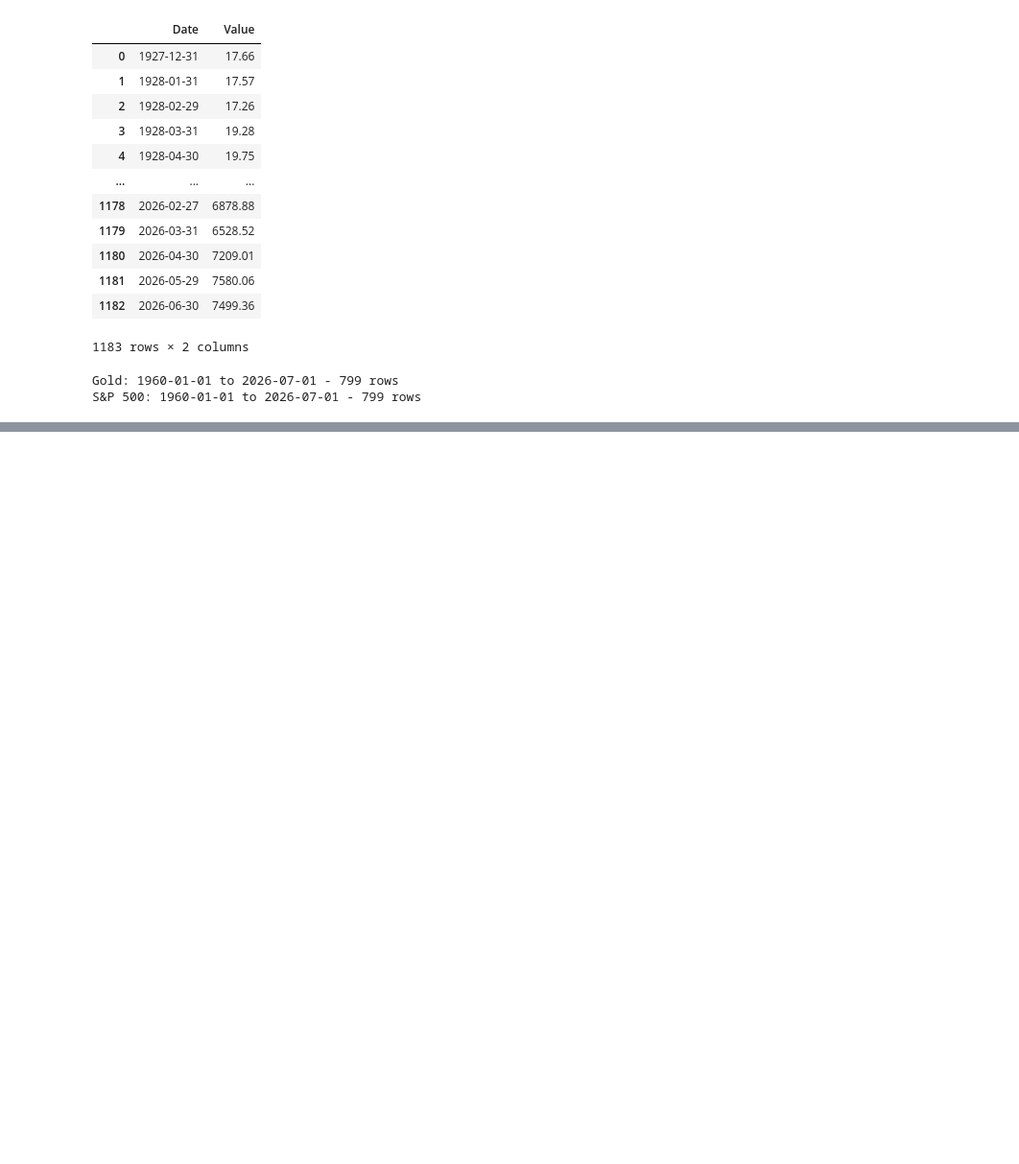
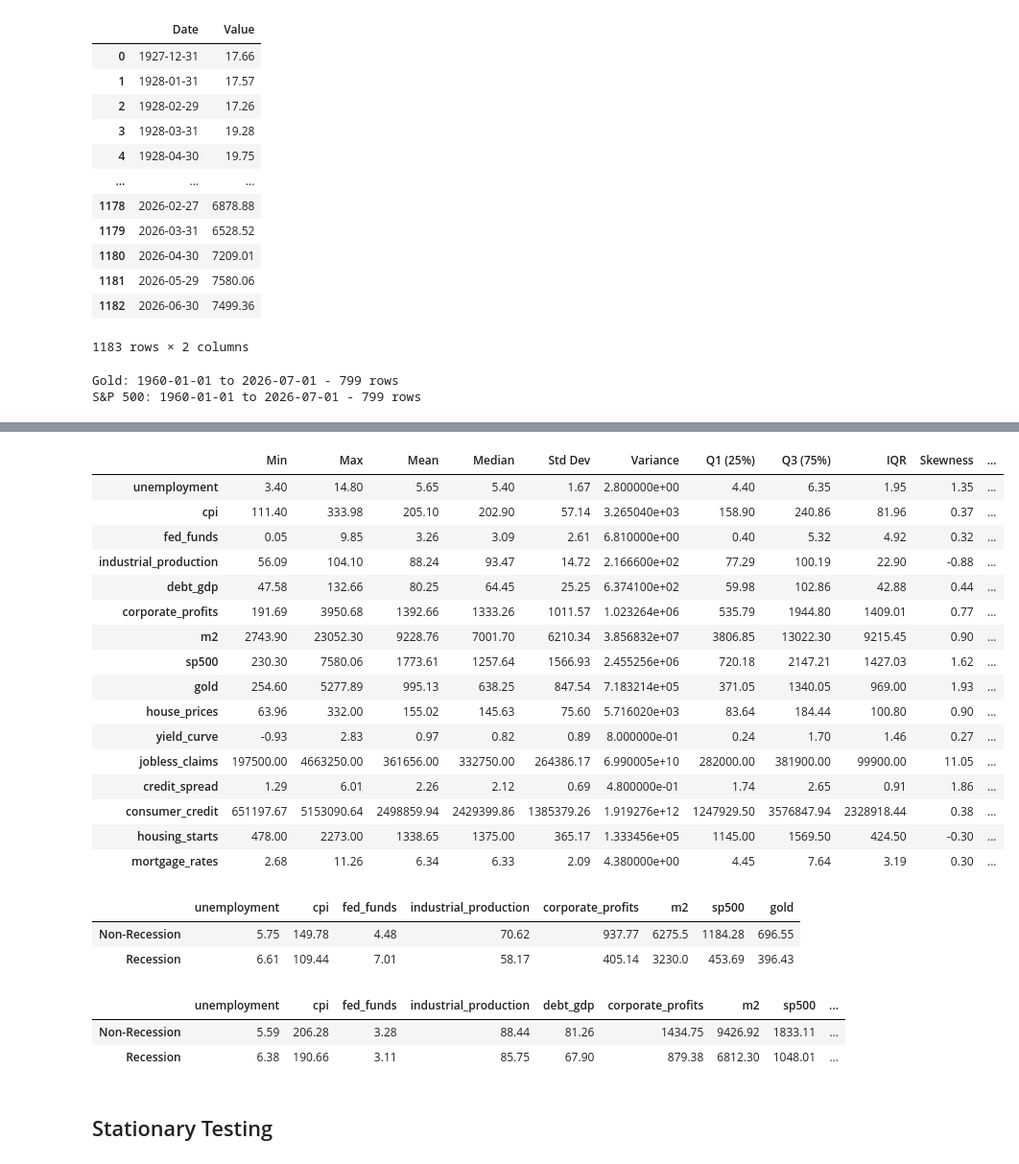
Before and after one commit to DavidHeffernan94/RecessionPredictor, a Jupyter notebook: RecessionPredictor.ipynb, the cells around one changed output, grey strips where cells are left out. Shown at 96% size. Cells and saved outputs as stored; diff of their text form; code cells hidden in the pictures; blank space fills up the shorter version.

```diff
--- a/RecessionPredictor.ipynb
+++ b/RecessionPredictor.ipynb
@@ -315,0 +334,20 @@ S&P 500: 1960-01-01 to 2026-07-01 - 799 rows
+# %%
+df_1960 = pd.concat([
+    unemployment, cpi, fed_funds, industrial_production, recession,
+     corporate_profits, m2, sp500, gold
+], axis=1)
+
+df_1987 = pd.concat([
+    unemployment, cpi, fed_funds, industrial_production, recession,
+    debt_gdp, corporate_profits, m2, sp500, gold,
+    house_prices, yield_curve, jobless_claims, credit_spread,
+    consumer_credit, housing_starts, mortgage_rates
+], axis=1)
+
+df_1987 = df_1987["1987-01-01":]
+
+print(f"1960 Dataset Shape: {df_1960.shape}")
+print(f"\nMissing Values:\n{df_1960.isnull().sum().to_string()}")
+print("-"*40)
+print(f"1987 Dataset Shape: {df_1987.shape}")
+print(f"\nMissing Values:\n{df_1987.isnull().sum().to_string()}")
@@ -315,0 +386,3 @@ S&P 500: 1960-01-01 to 2026-07-01 - 799 rows
+# %%
+df_1960 = df_1960.interpolate(method="time")
+df_1987 = df_1987.interpolate(method="time")
@@ -315,0 +448,55 @@ S&P 500: 1960-01-01 to 2026-07-01 - 799 rows
+# %%
+summary_1987 = df_1987.drop(columns=["recession"]).agg(
+    ["min", "max", "mean", "median", "std", "var",
+     lambda x: x.quantile(0.25),
+     lambda x: x.quantile(0.75),
+     lambda x: x.quantile(0.75) - x.quantile(0.25),
+     "skew", "kurt"])
+
+summary_1987.index = [
+    "Min", "Max", "Mean", "Median", "Std Dev", "Variance",
+    "Q1 (25%)", "Q3 (75%)", "IQR", "Skewness", "Kurtosis"]
+
+display(summary_1987.T.round(2))
+# %% [output]
+|  | Min | Max | Mean | Median | Std Dev | Variance | Q1 (25%) | Q3 (75%) | IQR | Skewness | ... |
+| unemployment | 3.40 | 14.80 | 5.65 | 5.40 | 1.67 | 2.800000e+00 | 4.40 | 6.35 | 1.95 | 1.35 | ... |
+| cpi | 111.40 | 333.98 | 205.10 | 202.90 | 57.14 | 3.265040e+03 | 158.90 | 240.86 | 81.96 | 0.37 | ... |
+| fed_funds | 0.05 | 9.85 | 3.26 | 3.09 | 2.61 | 6.810000e+00 | 0.40 | 5.32 | 4.92 | 0.32 | ... |
+| industrial_production | 56.09 | 104.10 | 88.24 | 93.47 | 14.72 | 2.166600e+02 | 77.29 | 100.19 | 22.90 | -0.88 | ... |
+| debt_gdp | 47.58 | 132.66 | 80.25 | 64.45 | 25.25 | 6.374100e+02 | 59.98 | 102.86 | 42.88 | 0.44 | ... |
+| corporate_profits | 191.69 | 3950.68 | 1392.66 | 1333.26 | 1011.57 | 1.023264e+06 | 535.79 | 1944.80 | 1409.01 | 0.77 | ... |
+| m2 | 2743.90 | 23052.30 | 9228.76 | 7001.70 | 6210.34 | 3.856832e+07 | 3806.85 | 13022.30 | 9215.45 | 0.90 | ... |
+| sp500 | 230.30 | 7580.06 | 1773.61 | 1257.64 | 1566.93 | 2.455256e+06 | 720.18 | 2147.21 | 1427.03 | 1.62 | ... |
+| gold | 254.60 | 5277.89 | 995.13 | 638.25 | 847.54 | 7.183214e+05 | 371.05 | 1340.05 | 969.00 | 1.93 | ... |
+| house_prices | 63.96 | 332.00 | 155.02 | 145.63 | 75.60 | 5.716020e+03 | 83.64 | 184.44 | 100.80 | 0.90 | ... |
+| yield_curve | -0.93 | 2.83 | 0.97 | 0.82 | 0.89 | 8.000000e-01 | 0.24 | 1.70 | 1.46 | 0.27 | ... |
+| jobless_claims | 197500.00 | 4663250.00 | 361656.00 | 332750.00 | 264386.17 | 6.990005e+10 | 282000.00 | 381900.00 | 99900.00 | 11.05 | ... |
+| credit_spread | 1.29 | 6.01 | 2.26 | 2.12 | 0.69 | 4.800000e-01 | 1.74 | 2.65 | 0.91 | 1.86 | ... |
+| consumer_credit | 651197.67 | 5153090.64 | 2498859.94 | 2429399.86 | 1385379.26 | 1.919276e+12 | 1247929.50 | 3576847.94 | 2328918.44 | 0.38 | ... |
+| housing_starts | 478.00 | 2273.00 | 1338.65 | 1375.00 | 365.17 | 1.333456e+05 | 1145.00 | 1569.50 | 424.50 | -0.30 | ... |
+| mortgage_rates | 2.68 | 11.26 | 6.34 | 6.33 | 2.09 | 4.380000e+00 | 4.45 | 7.64 | 3.19 | 0.30 | ... |
+# %%
+features_1960 = [c for c in df_1960.columns if c != "recession"]
+
+recession_summary_1960 = df_1960.groupby("recession")[features_1960].mean().round(2)
+recession_summary_1960.index = ["Non-Recession", "Recession"]
+
+display(recession_summary_1960)
+# %% [output]
+|  | unemployment | cpi | fed_funds | industrial_production | corporate_profits | m2 | sp500 | gold |
+| Non-Recession | 5.75 | 149.78 | 4.48 | 70.62 | 937.77 | 6275.5 | 1184.28 | 696.55 |
+| Recession | 6.61 | 109.44 | 7.01 | 58.17 | 405.14 | 3230.0 | 453.69 | 396.43 |
+# %%
+features_1987 = [c for c in df_1987.columns if c != "recession"]
+
+recession_summary_1987 = df_1987.groupby("recession")[features_1987].mean().round(2)
+recession_summary_1987.index = ["Non-Recession", "Recession"]
+
+display(recession_summary_1987)
+# %% [output]
+|  | unemployment | cpi | fed_funds | industrial_production | debt_gdp | corporate_profits | m2 | sp500 | ... |
+| Non-Recession | 5.59 | 206.28 | 3.28 | 88.44 | 81.26 | 1434.75 | 9426.92 | 1833.11 | ... |
+| Recession | 6.38 | 190.66 | 3.11 | 85.75 | 67.90 | 879.38 | 6812.30 | 1048.01 | ... |
+# %% [markdown]
+## Stationary Testing
```
Also changed, not shown: parts of 7 cells of this notebook.
